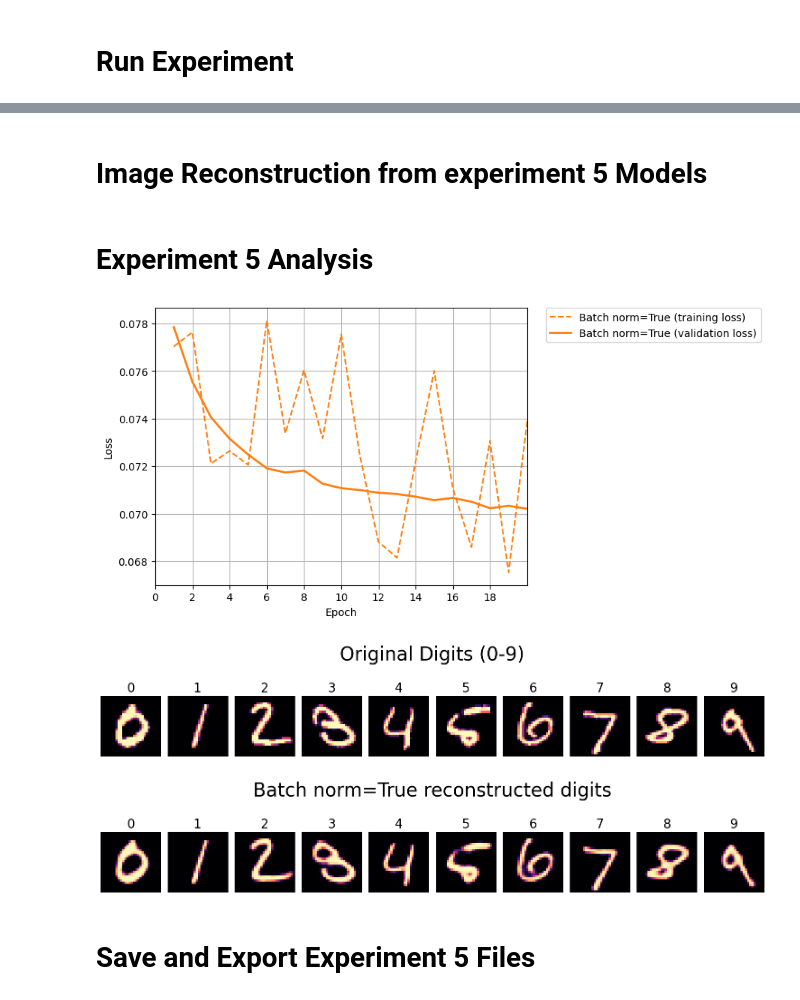
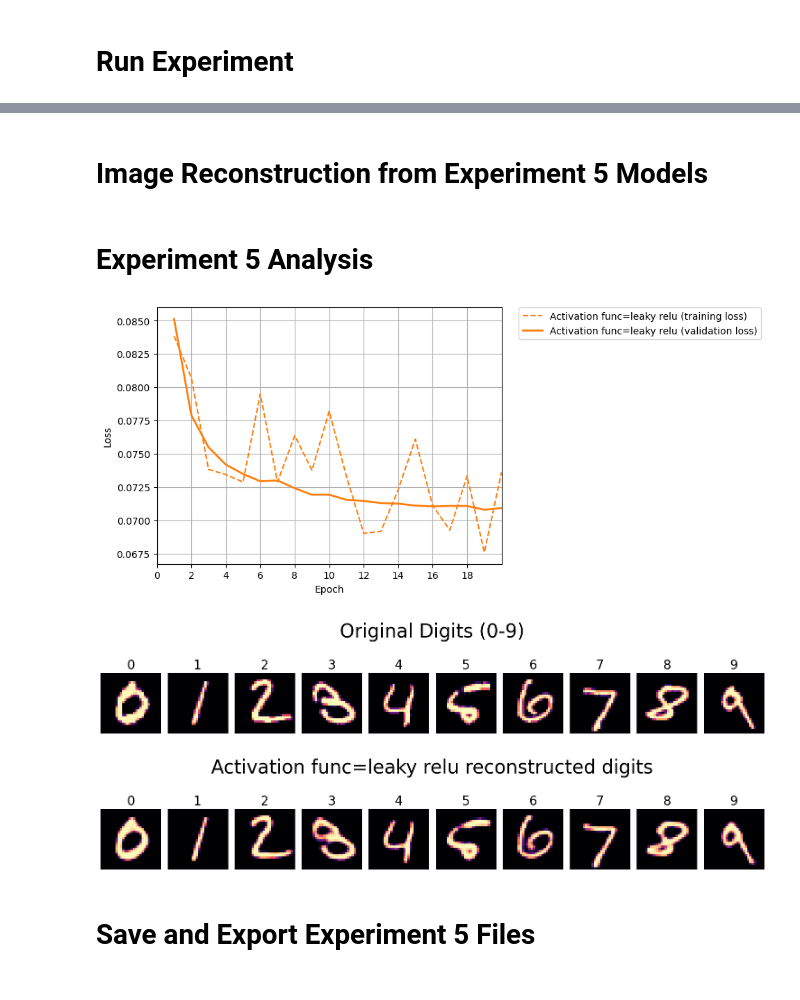
Before and after one commit to vlad-uve/CAE-MNIST, a Jupyter notebook: notebooks/CAE_experiment_5.ipynb, the cells around one changed output, grey strips where cells are left out. Drawn from its saved outputs; the diff is of its cells as text; code cells hidden in the pictures.

```diff
--- a/notebooks/CAE_experiment_5.ipynb
+++ b/notebooks/CAE_experiment_5.ipynb
@@ -114,10 +114,11 @@ Other parameters are the same as for the base line model
 # %% [markdown]
 # Run Experiment
 # %%
-# create model with batch normalization
+# create model with Leaky ReLU activation
 model = AutoEncoder(
     n_channels=base_n_channels,
     latent_dim=base_latent_dim,
+    activation_func='leaky_relu'
 ).to(device)
 
 # define optimizer and scheduler
@@ -163,7 +164,7 @@ Epoch 20 | Train Loss: 0.0739 | Validation Loss: 0.0702
 
 TRAINING IS FINISHED.
 # %% [markdown]
-# Image Reconstruction from experiment 5 Models
+# Image Reconstruction from Experiment 5 Models
 # %%
 # get sample images and labels
 sample_images, sample_labels = get_image_samples(base_validation_dataloader)
@@ -175,20 +176,20 @@ experiment_5_reconstructions=get_experiment_reconstructions(experiment_5_models,
 # %%
 # plot training and validation losses for experiment 5 models
 plot_experiment_history(
     loss_list=experiment_5_losses,
-    label_list=['Batch norm=True'],
+    label_list=['Activation func=leaky relu'],
     title='',
     to_plot_train=True
 )
 
 # format plot
 plt.xlim(1, base_num_epoch)
 plt.xticks(range(0, base_num_epoch, 2))
 plt.legend(bbox_to_anchor=(1.05, 1), loc='upper left', borderaxespad=0.)
 plt.grid()
 plt.show()
 # %% [output]
-[figure, old version]
+[figure, new version]
 # %%
 # display original benchmark images
 plot_digits_row(sample_images.squeeze(), sample_labels, title='Original Digits (0-9)')
@@ -197,11 +198,11 @@ plot_digits_row(sample_images.squeeze(), sample_labels, title='Original Digits (
 plot_experiment_reconstructions(
     experiment_5_reconstructions,
     sample_labels,
-    title_list=['Batch norm=True']
+    title_list=['Activation func=leaky relu']
     )
 # %% [output]
 [figure]
-[figure, old version]
+[figure, new version]
 # %% [markdown]
 # Save and Export Experiment 5 Files
 # %%
```
Also changed, not shown: parts of 5 cells of this notebook.
